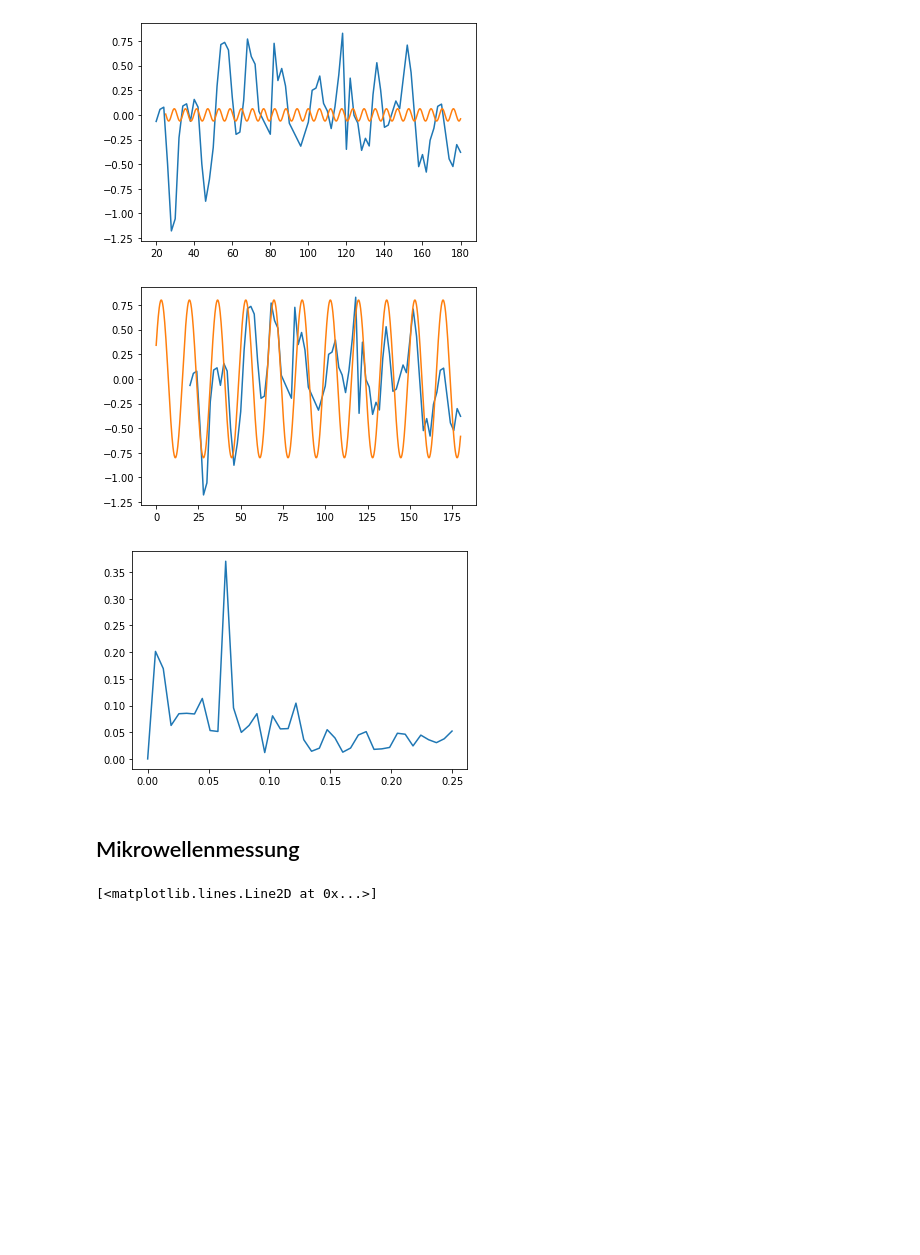
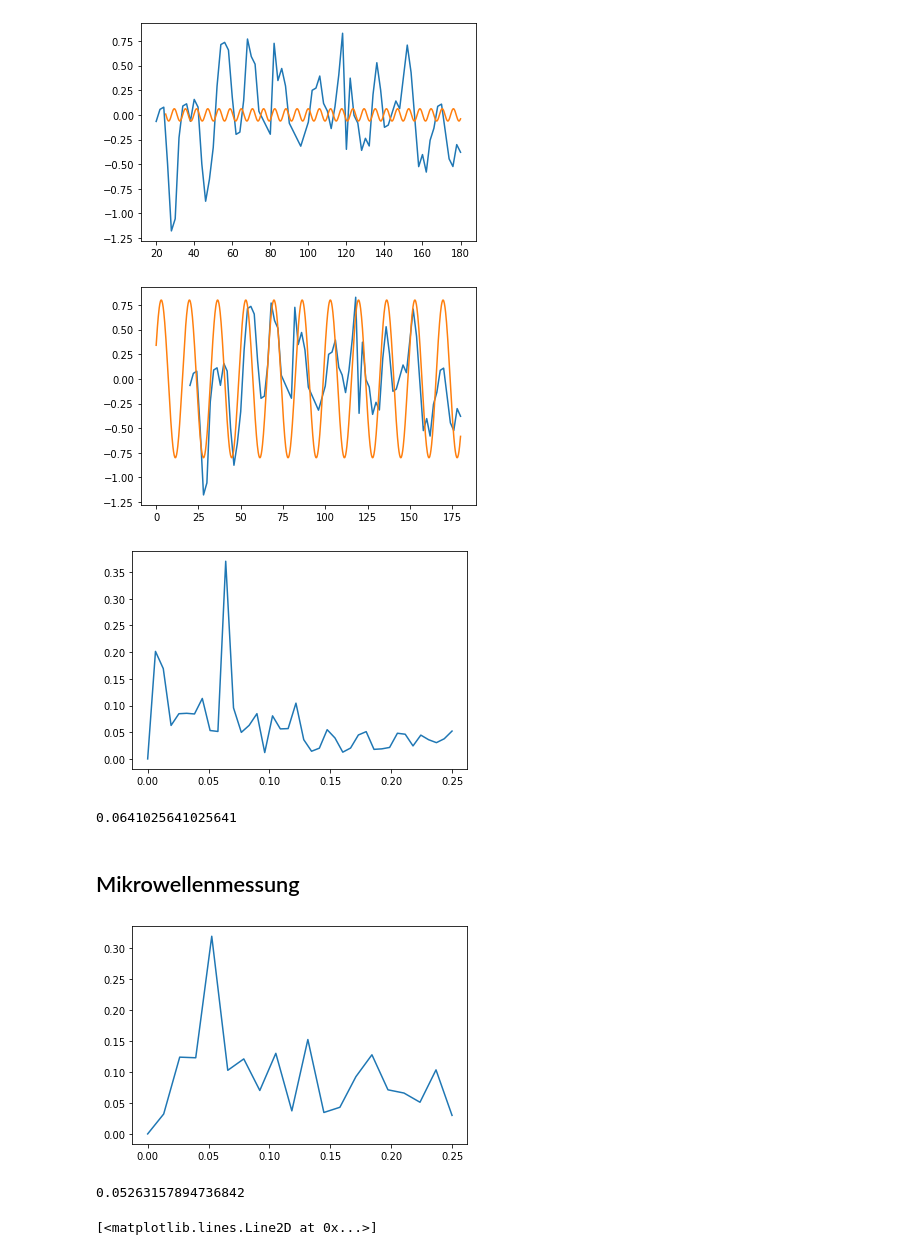
Before and after one commit to hakrac/praktikum, a Jupyter notebook: Mikrowellen/main.ipynb, the cells around one changed output. Cells and saved outputs as stored; diff of their text form; code cells hidden in the pictures; blank space fills up the shorter version.

Commit message:
update mikrowellen

```diff
--- a/Mikrowellen/main.ipynb
+++ b/Mikrowellen/main.ipynb
@@ -22,6 +22,7 @@ def fft(t, x):
     fig, ax = plt.subplots()
     ax.plot(xf, 2.0/N * np.abs(yf[:N//2]))
     plt.show()
+    return xf[i]
 # %% [markdown]
 ## Konstanten
 # %%
@@ -90,10 +90,23 @@ fft(x, y_bar)
 # %% [output]
 [figure]
 [figure]
+0.0641025641025641
 # %% [markdown]
 ## Mikrowellenmessung
 # %%
 df_m = pd.read_csv("./mikrowelle.csv", sep=";")
+df_mm = pd.read_csv("./mikrowellen_minmax.csv", sep=";")
+exists = np.invert(np.isnan(df_mm["U"].values))
+# %%
+x, y = df_mm["z"][exists], df_mm["U"][exists]
+
+y_bar = (y - np.mean(y))
+y_bar /= np.max(np.abs(y_bar))
+
+fft(x.values, y_bar.values)
+# %% [output]
+[figure, added]
+0.05263157894736842
 # %%
 from scipy.optimize import curve_fit
 
```
Also changed, not shown: parts of 5 cells of this notebook, 1 other file.
